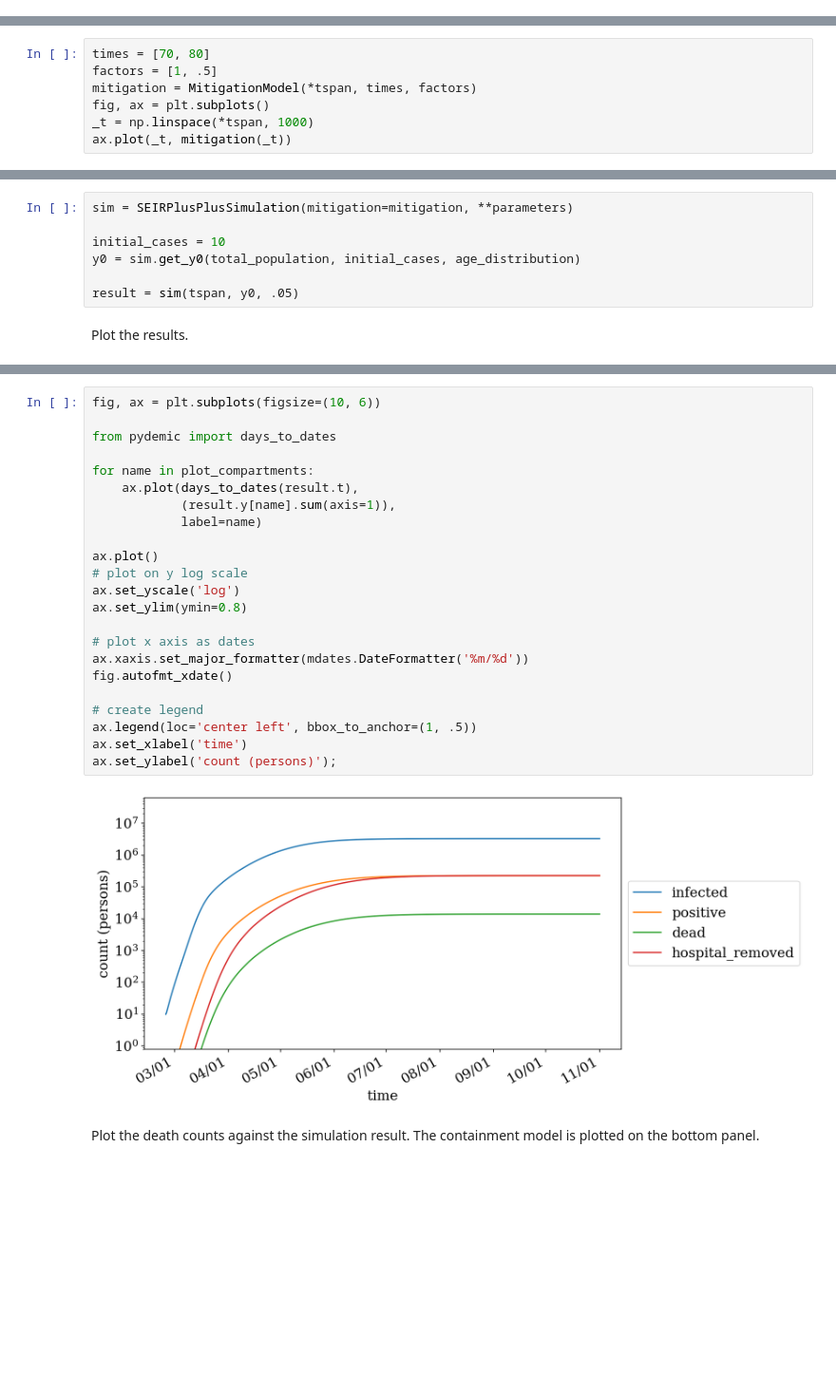
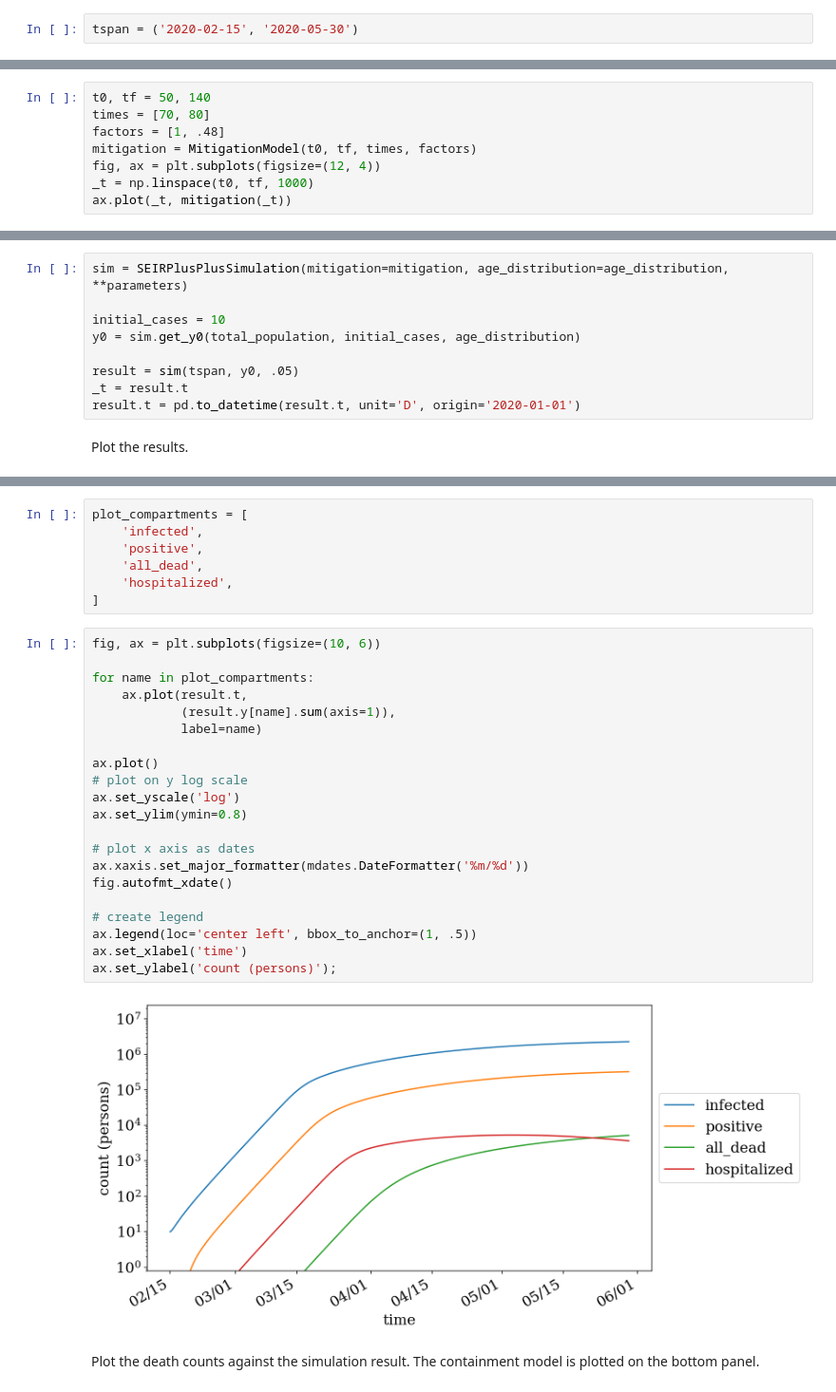
Before and after one commit to uiuc-covid19-modeling/pydemic, a Jupyter notebook: examples/SEIR++.ipynb, the cells around one changed output, grey strips where cells are left out. Shown at 95% size. Drawn from its saved outputs; the diff is of its cells as text; blank space fills up the shorter version.

```diff
--- a/examples/SEIR++.ipynb
+++ b/examples/SEIR++.ipynb
@@ -29,2 +27,4 @@ tspan = (54.873, days_from((2020, 11, 1)))
+# %%
+tspan = ('2020-02-15', '2020-05-30')
 # %% [markdown]
 Specify model parameters.
@@ -48,11 +54,12 @@ parameters = dict(
 # %% [markdown]
 Specify a mitigation model via a list of time (in days from 2020/1/1) and factors on those days.
 # %%
+t0, tf = 50, 140
 times = [70, 80]
-factors = [1, .5]
-mitigation = MitigationModel(*tspan, times, factors)
-fig, ax = plt.subplots()
-_t = np.linspace(*tspan, 1000)
+factors = [1, .48]
+mitigation = MitigationModel(t0, tf, times, factors)
+fig, ax = plt.subplots(figsize=(12, 4))
+_t = np.linspace(t0, tf, 1000)
 ax.plot(_t, mitigation(_t))
 # %% [output]
 [<matplotlib.lines.Line2D at 0x...>]
@@ -60,11 +67,13 @@ ax.plot(_t, mitigation(_t))
 # %% [markdown]
 Initialize and run the simulation.
 # %%
-sim = SEIRPlusPlusSimulation(mitigation=mitigation, **parameters)
+sim = SEIRPlusPlusSimulation(mitigation=mitigation, age_distribution=age_distribution, **parameters)
 
 initial_cases = 10
 y0 = sim.get_y0(total_population, initial_cases, age_distribution)
 
 result = sim(tspan, y0, .05)
+_t = result.t
+result.t = pd.to_datetime(result.t, unit='D', origin='2020-01-01')
 # %% [markdown]
 Plot the results.
@@ -82,28 +80,33 @@ plot_compartments = [
+# %%
+plot_compartments = [
+    'infected',
+    'positive',
+    'all_dead',
+    'hospitalized',
+]
 # %%
 fig, ax = plt.subplots(figsize=(10, 6))
 
-from pydemic import days_to_dates
-
 for name in plot_compartments:
-    ax.plot(days_to_dates(result.t),
+    ax.plot(result.t,
             (result.y[name].sum(axis=1)),
             label=name)
 
 ax.plot()
 # plot on y log scale
 ax.set_yscale('log')
 ax.set_ylim(ymin=0.8)
 
 # plot x axis as dates
 ax.xaxis.set_major_formatter(mdates.DateFormatter('%m/%d'))
 fig.autofmt_xdate()
 
 # create legend
 ax.legend(loc='center left', bbox_to_anchor=(1, .5))
 ax.set_xlabel('time')
 ax.set_ylabel('count (persons)');
 # %% [output]
-[figure, old version]
+[figure, new version]
 # %% [markdown]
 Plot the death counts against the simulation result.
 The containment model is plotted on the bottom panel.
```
Also changed, not shown: parts of 7 cells of this notebook, 13 other files.
